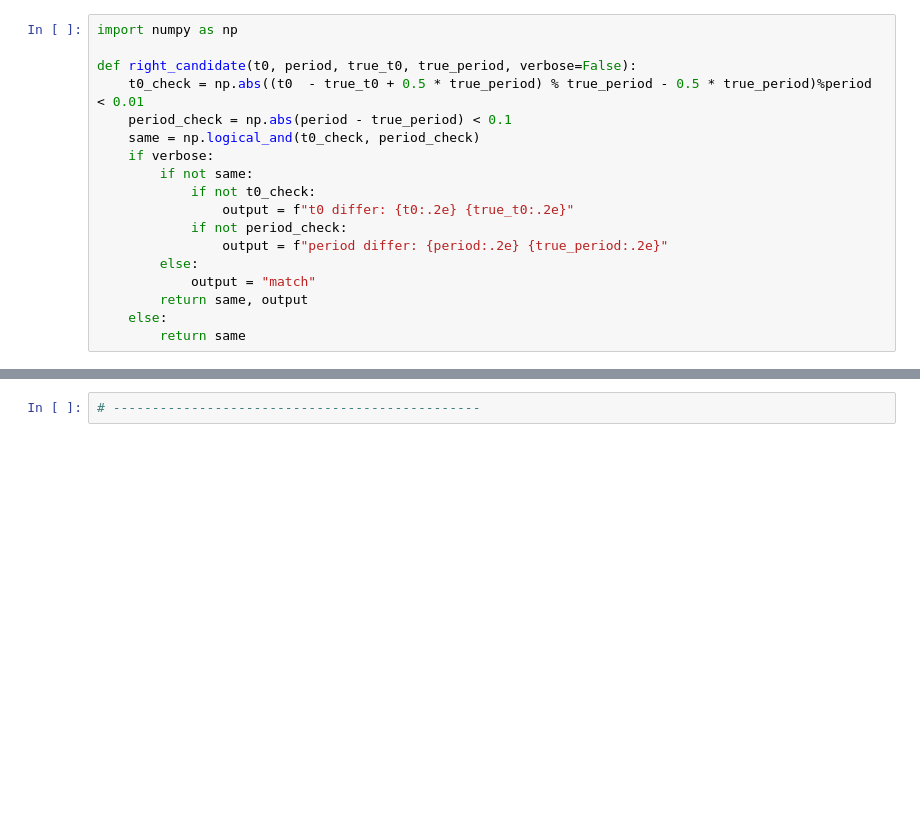
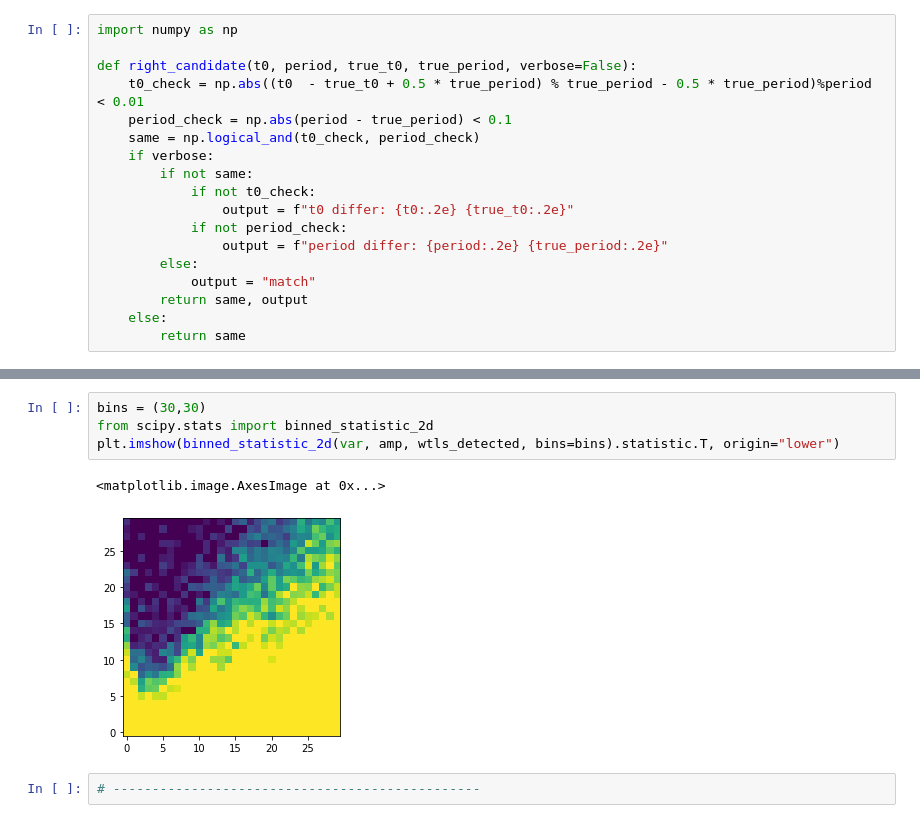
Before and after one commit to lgrcia/paper-nuance, a Jupyter notebook: workflows/synthetic_injection_recovery/notebooks/results.ipynb, the cells around one changed output, grey strips where cells are left out. Drawn from its saved outputs; the diff is of its cells as text; blank space fills up the shorter version.

```diff
--- a/workflows/synthetic_injection_recovery/notebooks/results.ipynb
+++ b/workflows/synthetic_injection_recovery/notebooks/results.ipynb
@@ -47,3 +51,10 @@ plt.scatter(relative_duration, relative_depth, c=detected)
+# %%
+bins = (30,30)
+from scipy.stats import binned_statistic_2d
+plt.imshow(binned_statistic_2d(var, amp, wtls_detected, bins=bins).statistic.T, origin="lower")
+# %% [output]
+<matplotlib.image.AxesImage at 0x...>
+[figure, added]
 # %%
 # -----------------------------------------------
 # %%
```
Also changed, not shown: parts of 11 cells of this notebook, 5 other files.
